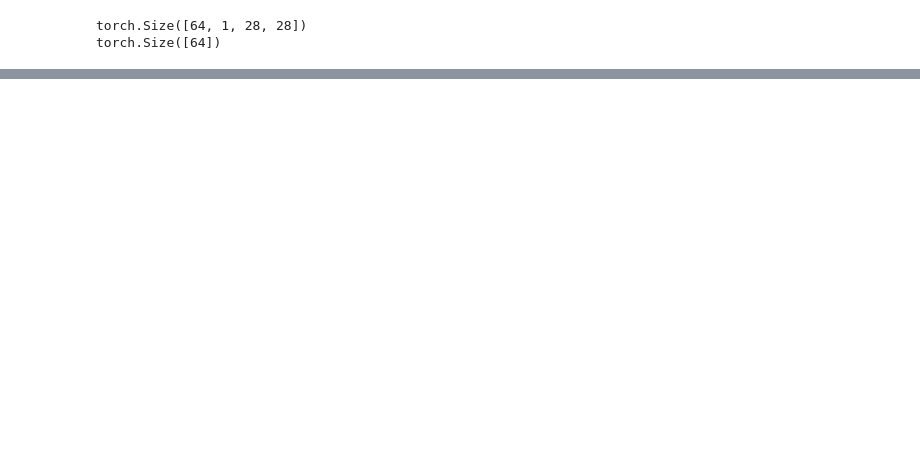
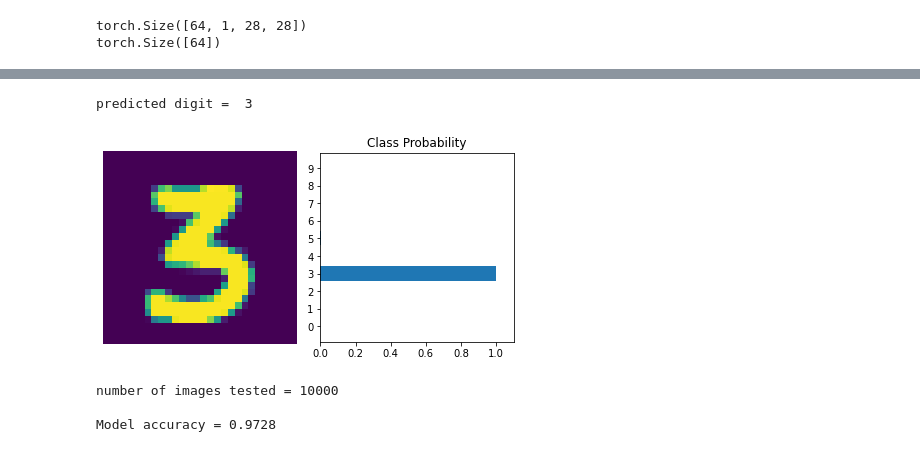
Before and after one commit to cibo-ai/mnist-draw, a Jupyter notebook: handwritten-digit.ipynb, the cells around one changed output, grey strips where cells are left out. Cells and saved outputs as stored; diff of their text form; code cells hidden in the pictures; blank space fills up the shorter version.

Commit message:
build model and save

```diff
--- a/handwritten-digit.ipynb
+++ b/handwritten-digit.ipynb
@@ -54,0 +100,35 @@ loss = criterion(logps, labels) # calculate the NN loss
+# %%
+images , labels = next(iter(valloader))
+img = images[0].view(1, 784)
+
+with torch.no_grad():
+    logps = model(img)
+
+ps = torch.exp(logps)
+probab = list(ps.numpy()[0])
+print("predicted digit = ", probab.index(max(probab)))
+view_classify(img.view(1, 28, 28), ps)
+# %% [output]
+predicted digit =  3
+[figure, added]
+# %%
+correct_count, all_count = 0, 0
+for images, labels in valloader:
+    for i in range(len(labels)):
+        img = images[i].view(1, 784)
+        with torch.no_grad():
+            logps = model(img)
+
+        ps = torch.exp(logps)
+        probab = list(ps.numpy()[0])
+        pred_label = probab.index(max(probab))
+        true_label = labels.numpy()[i]
+        if (true_label == pred_label):
+            correct_count += 1
+        all_count += 1
+print("number of images tested =", all_count)
+print("\nModel accuracy =", (correct_count/all_count))
+# %% [output]
+number of images tested = 10000
+
+Model accuracy = 0.9728
```
Also changed, not shown: parts of 4 cells of this notebook, 3 other files.
